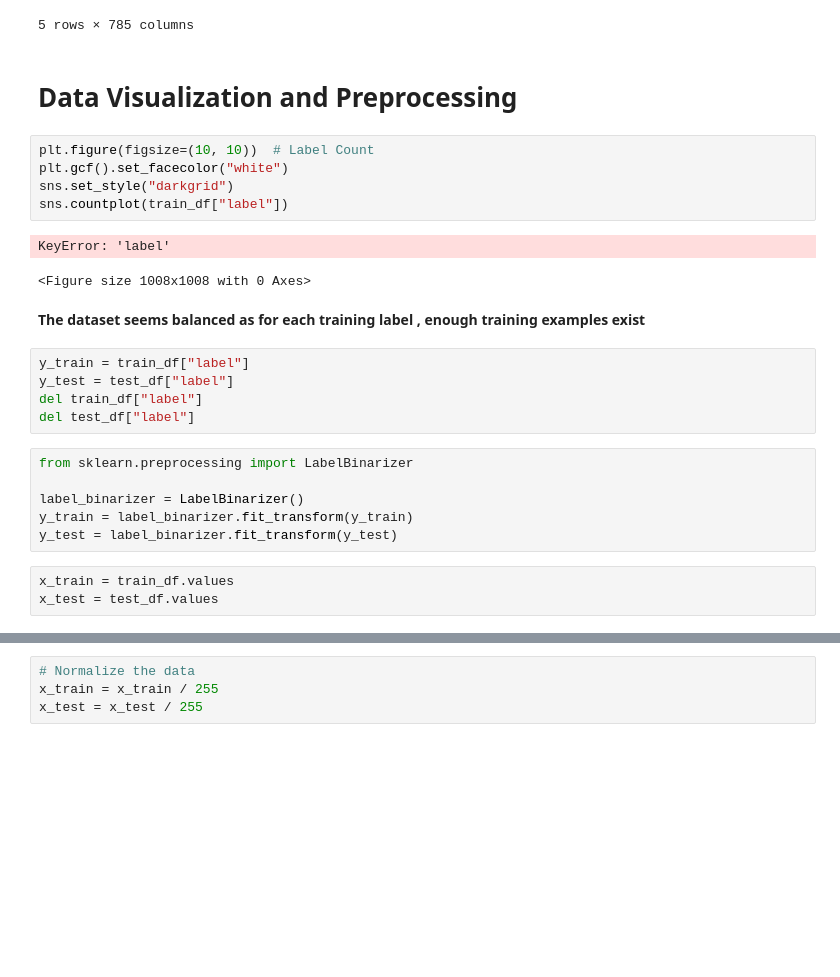
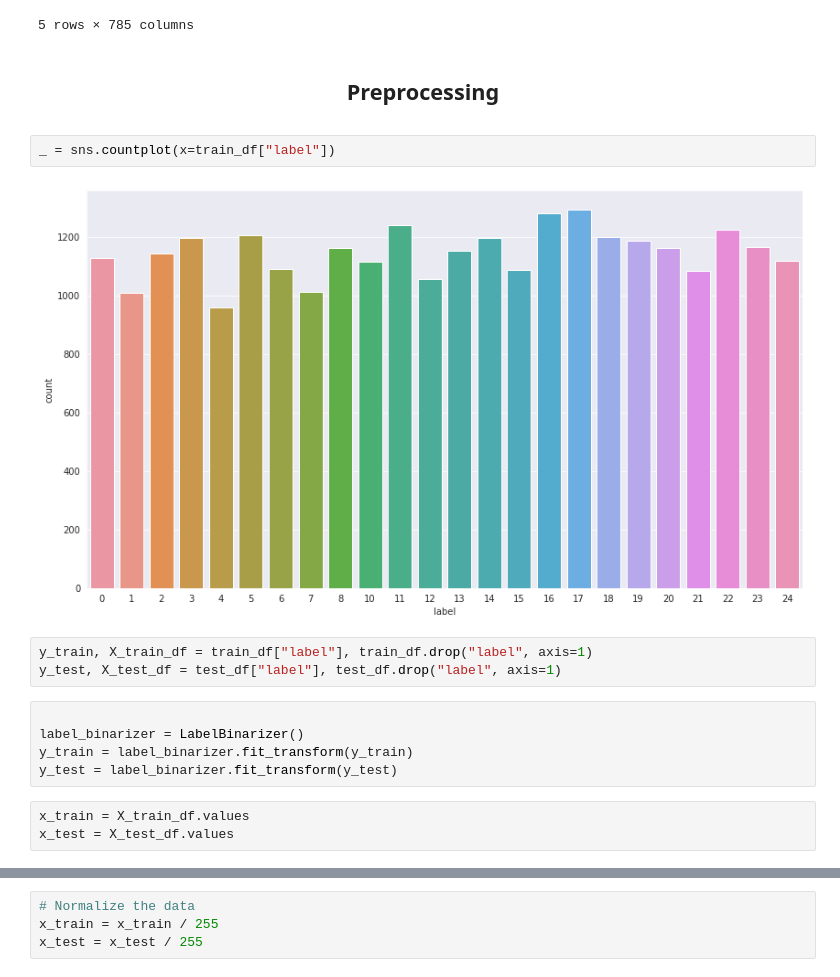
Before and after one commit to Vosloo/MNIST-sign-language, a Jupyter notebook: src/notebook.ipynb, the cells around one changed output, grey strips where cells are left out. Cells and saved outputs as stored; diff of their text form; blank space fills up the shorter version.

```diff
--- a/src/notebook.ipynb
+++ b/src/notebook.ipynb
@@ -39,29 +43,20 @@ train_df.head()
 | 3 | 2 | 211 | 211 | 212 | 212 | 211 | 210 | 211 | 210 | 210 | ... | ... |
 | 4 | 13 | 164 | 167 | 170 | 172 | 176 | 179 | 180 | 184 | 185 | ... | ... |
 5 rows × 785 columns
-# %% [markdown]
-# Data Visualization and Preprocessing
-# %%
-plt.figure(figsize=(10, 10))  # Label Count
-plt.gcf().set_facecolor("white")
-sns.set_style("darkgrid")
-sns.countplot(train_df["label"])
-# %% [output]
-KeyError: 'label'
-<Figure size 1008x1008 with 0 Axes>
-# %% [markdown]
-**The dataset seems balanced as for each training label , enough training examples exist**
+# %% [markdown]
+<center> <h2> Preprocessing
+# %%
+_ = sns.countplot(x=train_df["label"])
+# %% [output]
+[figure, added]
 # %%
-y_train = train_df["label"]
-y_test = test_df["label"]
-del train_df["label"]
-del test_df["label"]
+y_train, X_train_df = train_df["label"], train_df.drop("label", axis=1)
+y_test, X_test_df = test_df["label"], test_df.drop("label", axis=1)
 # %%
-from sklearn.preprocessing import LabelBinarizer
 
 label_binarizer = LabelBinarizer()
 y_train = label_binarizer.fit_transform(y_train)
 y_test = label_binarizer.fit_transform(y_test)
 # %%
-x_train = train_df.values
-x_test = test_df.values
+x_train = X_train_df.values
+x_test = X_test_df.values
```
Also changed, not shown: parts of 9 cells of this notebook.
